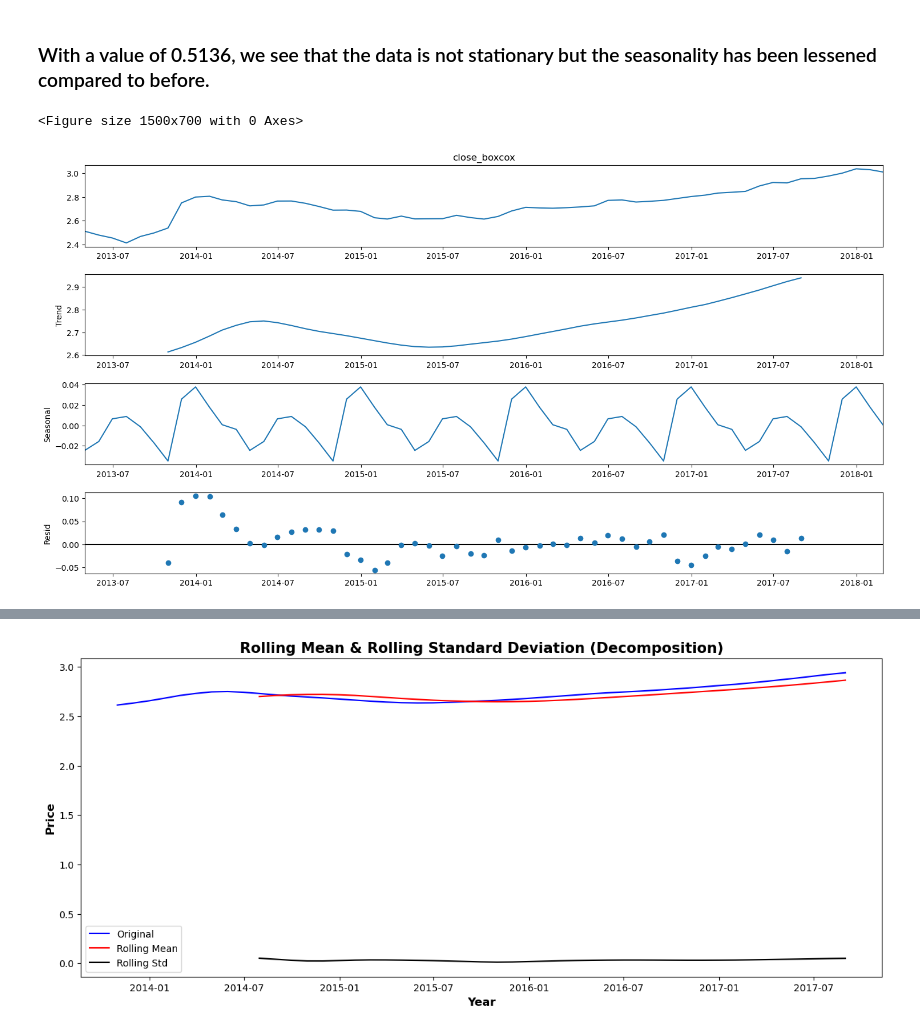
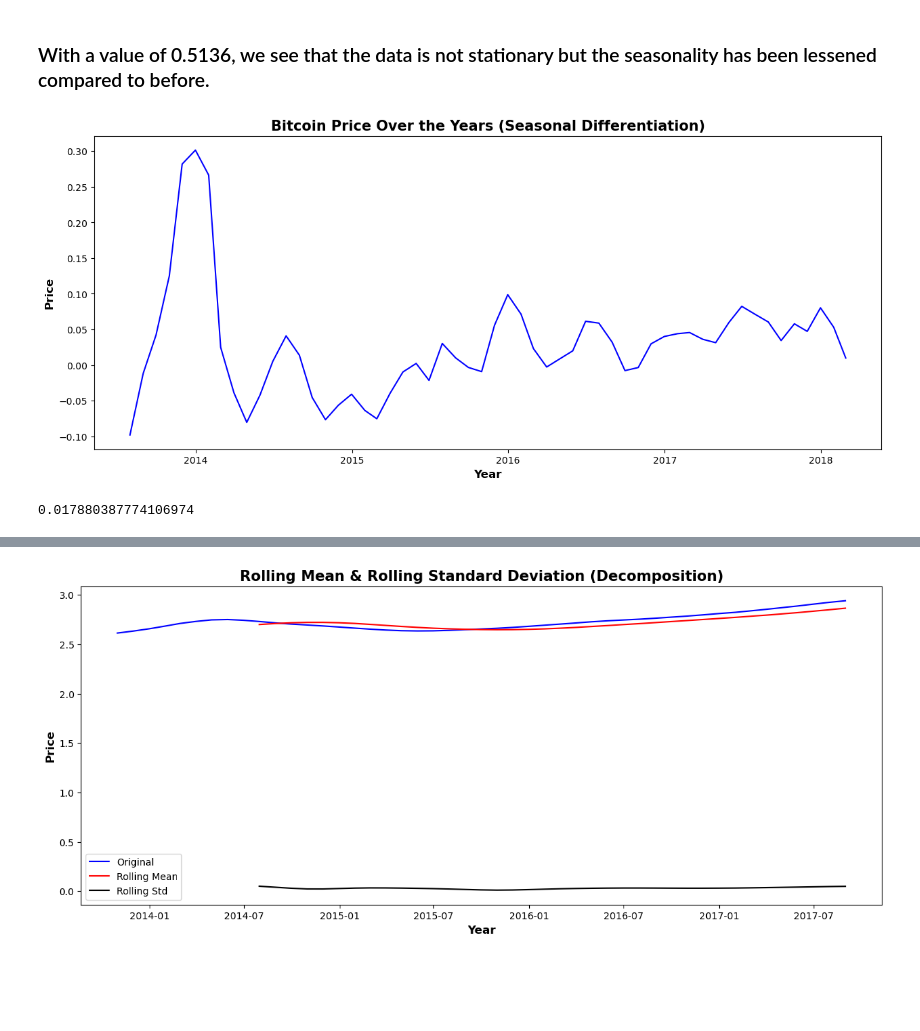
Before and after one commit to alliajagbe/crypto-prediction, a Jupyter notebook: crypto.ipynb, the cells around one changed output, grey strips where cells are left out. Cells and saved outputs as stored; diff of their text form; code cells hidden in the pictures; blank space fills up the shorter version.

Commit message:
seasonality removed

```diff
--- a/crypto.ipynb
+++ b/crypto.ipynb
@@ -159,13 +159,19 @@ adfuller(btc_month['close_boxcox'])[1]
 0.5136392090562125
 # %% [markdown]
 ### With a value of 0.5136, we see that the data is not stationary but the seasonality has been lessened compared to before.
-# %%
-# using seasonal decomposition to remove seasonality
-decomposition = seasonal_decompose(btc_month['close_boxcox'], model='additive', period=12)
-fig = plt.figure()
-fig = decomposition.plot()
-fig.set_size_inches(15, 8)
-plt.show()
-# %% [output]
-<Figure size 1500x700 with 0 Axes>
-[figure, removed]
+# %%
+# using seasonal differentiation to remove seasonality
+btc_month['seasonal_difference'] = btc_month['close_boxcox'] - btc_month['close_boxcox'].shift(3)
+
+plt.figure(figsize=(15,6))
+plt.plot(btc_month['seasonal_difference'], color='blue')
+plt.xlabel('Year', fontsize=12, fontweight='bold')
+plt.ylabel('Price', fontsize=12, fontweight='bold')
+plt.title('Bitcoin Price Over the Years (Seasonal Differentiation)', fontsize=15, fontweight='bold')
+plt.show()
+# %% [output]
+[figure, added]
+# %%
+adfuller(btc_month['seasonal_difference'][3:].dropna())[1]
+# %% [output]
+0.017880387774106974
```
Also changed, not shown: parts of 3 cells of this notebook.
